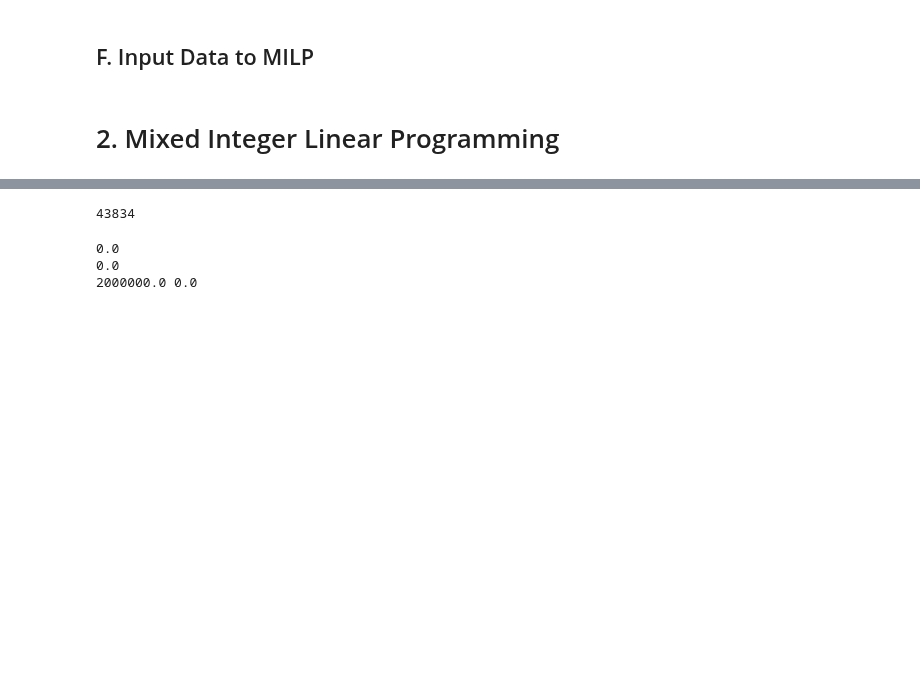
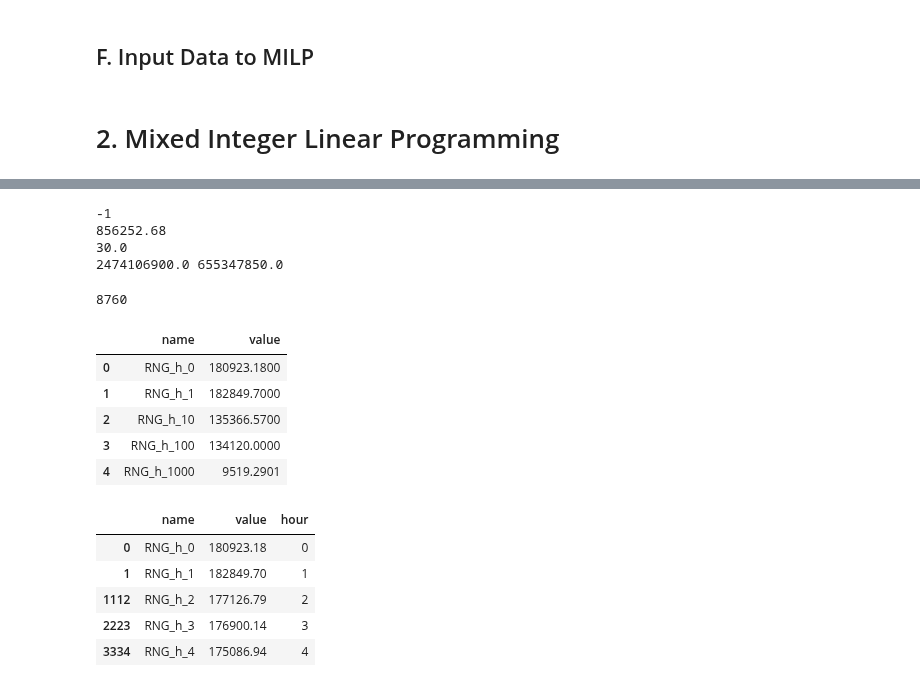
Before and after one commit to lewisjko/FYDP, a Jupyter notebook: FYDP.ipynb, the cells around one changed output, grey strips where cells are left out. Cells and saved outputs as stored; diff of their text form; code cells hidden in the pictures; blank space fills up the shorter version.

```diff
--- a/FYDP.ipynb
+++ b/FYDP.ipynb
@@ -500,12 +498,10 @@ RangeIndex(start=0, stop=8760, step=1)
-# %%
-len(LP.variables())
-# %% [output]
-43834
 # %%
+print(LP.status)
 print(RNG_max.value())
 print(N_electrolyzer.value())
 print(CAPEX.value(), OPEX.value())
 # %% [output]
-0.0
-0.0
-2000000.0 0.0
+-1
+856252.68
+30.0
+2474106900.0 655347850.0
@@ -511,0 +513,40 @@ print(CAPEX.value(), OPEX.value())
+# %%
+def create_var_df(variable_dict,col_string):
+    '''
+    variable_dict = dictionary of the variable names and values
+    col_string = the variable name of interest (i.e. 'CO2_h_')
+    '''
+    #list of variable values
+    #var_value = [ v for k,v in variable_dict.items() if col_string in k ]
+    var_value = [ v for k,v in variable_dict.items() if  k.startswith(col_string) ]
+
+    print(len(var_value))
+
+
+    #list of variable names
+    var_name = [ k for k,v in variable_dict.items() if k.startswith(col_string)]
+
+    #create a df of variable value and name
+    variable_df = []
+
+    variable_df = pd.DataFrame(
+        {'value': var_value,
+         'name': var_name})
+
+    display(variable_df.head())
+
+    #split_str = col_string + '_h_'
+    #print(split_str)
+
+    #split the name and create an hour
+    variable_df['hour'] = variable_df['name'].apply(lambda x: x.split(col_string)[1])
+
+    #convert the data type to integer
+    variable_df['hour'] = variable_df['hour'].astype(int)
+
+    #sort the df by hour
+    variable_df.sort_values(by=['hour'],inplace=True)
+
+    display(variable_df.head())
+
+    return variable_df
@@ -511,0 +560,16 @@ print(CAPEX.value(), OPEX.value())
+# %%
+RNG_df = create_var_df(variable_dict,'RNG_h_')
+# %% [output]
+8760
+|  | name | value |
+| 0 | RNG_h_0 | 180923.1800 |
+| 1 | RNG_h_1 | 182849.7000 |
+| 2 | RNG_h_10 | 135366.5700 |
+| 3 | RNG_h_100 | 134120.0000 |
+| 4 | RNG_h_1000 | 9519.2901 |
+|  | name | value | hour |
+| 0 | RNG_h_0 | 180923.18 | 0 |
+| 1 | RNG_h_1 | 182849.70 | 1 |
+| 1112 | RNG_h_2 | 177126.79 | 2 |
+| 2223 | RNG_h_3 | 176900.14 | 3 |
+| 3334 | RNG_h_4 | 175086.94 | 4 |
```
Also changed, not shown: parts of 6 cells of this notebook.
